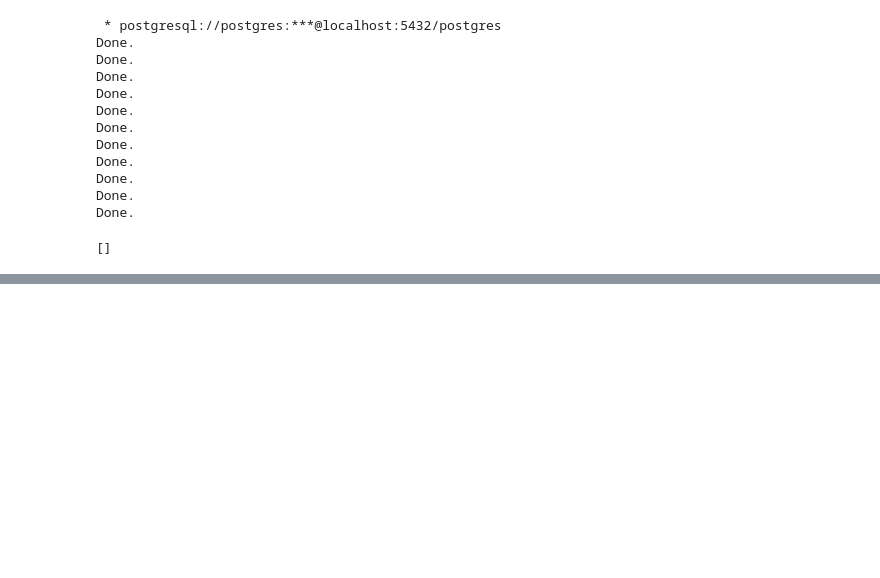
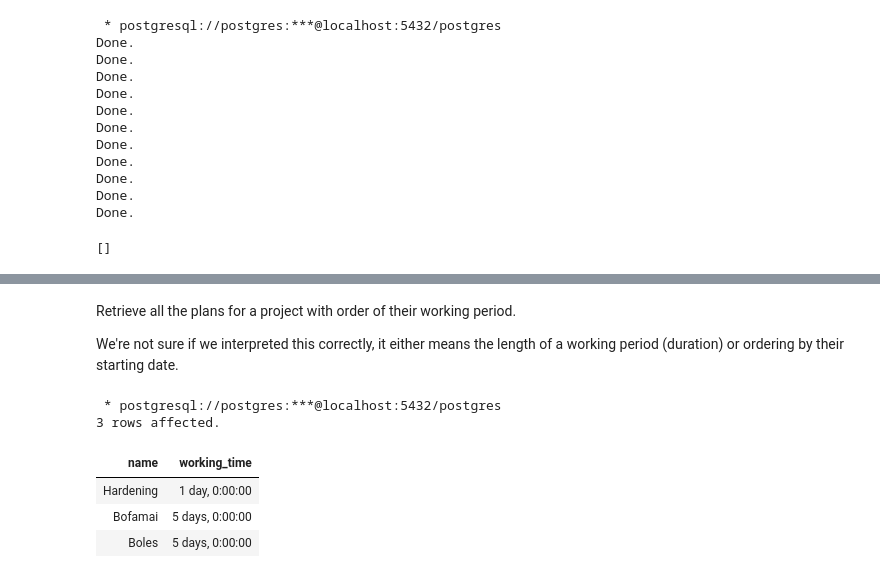
Before and after one commit to thedatasnok/idata2303-project, a Jupyter notebook: notebook.ipynb, the cells around one changed output, grey strips where cells are left out. Cells and saved outputs as stored; diff of their text form; code cells hidden in the pictures; blank space fills up the shorter version.

```diff
--- a/notebook.ipynb
+++ b/notebook.ipynb
@@ -386,2 +577,22 @@ ORDER BY working_time ASC;
+# %% [markdown]
+Retrieve all the plans for a project with order of their working period.
+
+We're not sure if we interpreted this correctly, it either means the length of a working period (duration) or ordering by their starting date.
+# %%
+%%sql
+
+SELECT project_plan.name, SUM(project_plan.end_date - project_plan.start_date) AS working_time
+FROM project_plan
+JOIN project ON project.project_id = project_plan.fk_project_id
+WHERE project.name = 'Antiboom'
+GROUP BY project_plan.name
+ORDER BY working_time ASC;
+# %% [output]
+ * postgresql://postgres:***@localhost:5432/postgres
+3 rows affected.
+| name | working_time |
+| Hardening | 1 day, 0:00:00 |
+| Bofamai | 5 days, 0:00:00 |
+| Boles | 5 days, 0:00:00 |
 # %%
 %%sql
```
Also changed, not shown: parts of 13 cells of this notebook.
